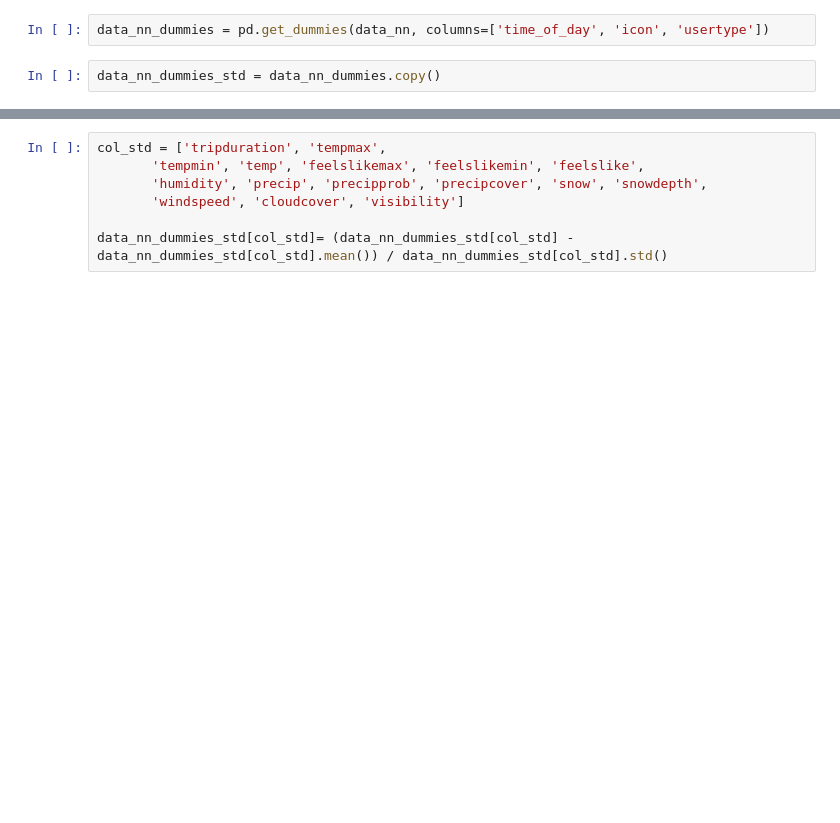
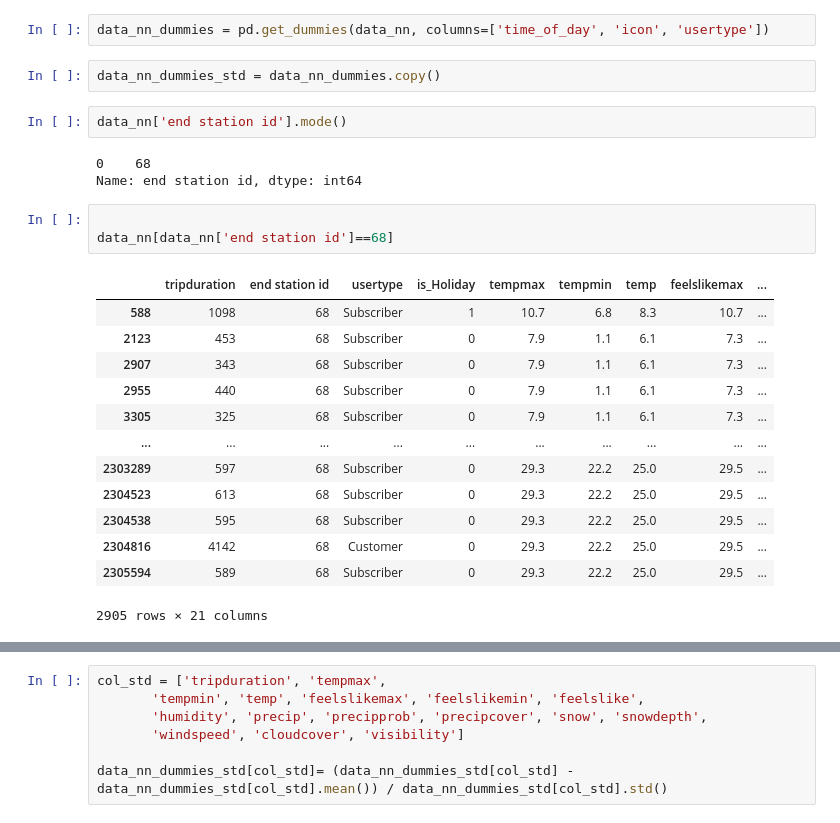
Before and after one commit to ivans14/BA_proj, a Jupyter notebook: NN.ipynb, the cells around one changed output, grey strips where cells are left out. Saved outputs shown, nothing was run; the diff lists cells and outputs as text; blank space fills up the shorter version.

```diff
--- a/NN.ipynb
+++ b/NN.ipynb
@@ -134,3 +165,25 @@ Index(['tripduration', 'end station id', 'usertype', 'is_Holiday', 'tempmax',
 data_nn_dummies = pd.get_dummies(data_nn, columns=['time_of_day', 'icon', 'usertype'])
 # %%
 data_nn_dummies_std = data_nn_dummies.copy()
+# %%
+data_nn['end station id'].mode()
+# %% [output]
+0    68
+Name: end station id, dtype: int64
+# %%
+
+data_nn[data_nn['end station id']==68]
+# %% [output]
+|  | tripduration | end station id | usertype | is_Holiday | tempmax | tempmin | temp | feelslikemax | ... |
+| 588 | 1098 | 68 | Subscriber | 1 | 10.7 | 6.8 | 8.3 | 10.7 | ... |
+| 2123 | 453 | 68 | Subscriber | 0 | 7.9 | 1.1 | 6.1 | 7.3 | ... |
+| 2907 | 343 | 68 | Subscriber | 0 | 7.9 | 1.1 | 6.1 | 7.3 | ... |
+| 2955 | 440 | 68 | Subscriber | 0 | 7.9 | 1.1 | 6.1 | 7.3 | ... |
+| 3305 | 325 | 68 | Subscriber | 0 | 7.9 | 1.1 | 6.1 | 7.3 | ... |
+| ... | ... | ... | ... | ... | ... | ... | ... | ... | ... |
+| 2303289 | 597 | 68 | Subscriber | 0 | 29.3 | 22.2 | 25.0 | 29.5 | ... |
+| 2304523 | 613 | 68 | Subscriber | 0 | 29.3 | 22.2 | 25.0 | 29.5 | ... |
+| 2304538 | 595 | 68 | Subscriber | 0 | 29.3 | 22.2 | 25.0 | 29.5 | ... |
+| 2304816 | 4142 | 68 | Customer | 0 | 29.3 | 22.2 | 25.0 | 29.5 | ... |
+| 2305594 | 589 | 68 | Subscriber | 0 | 29.3 | 22.2 | 25.0 | 29.5 | ... |
+2905 rows × 21 columns
```
Also changed, not shown: parts of 16 cells of this notebook, 1 other file.
